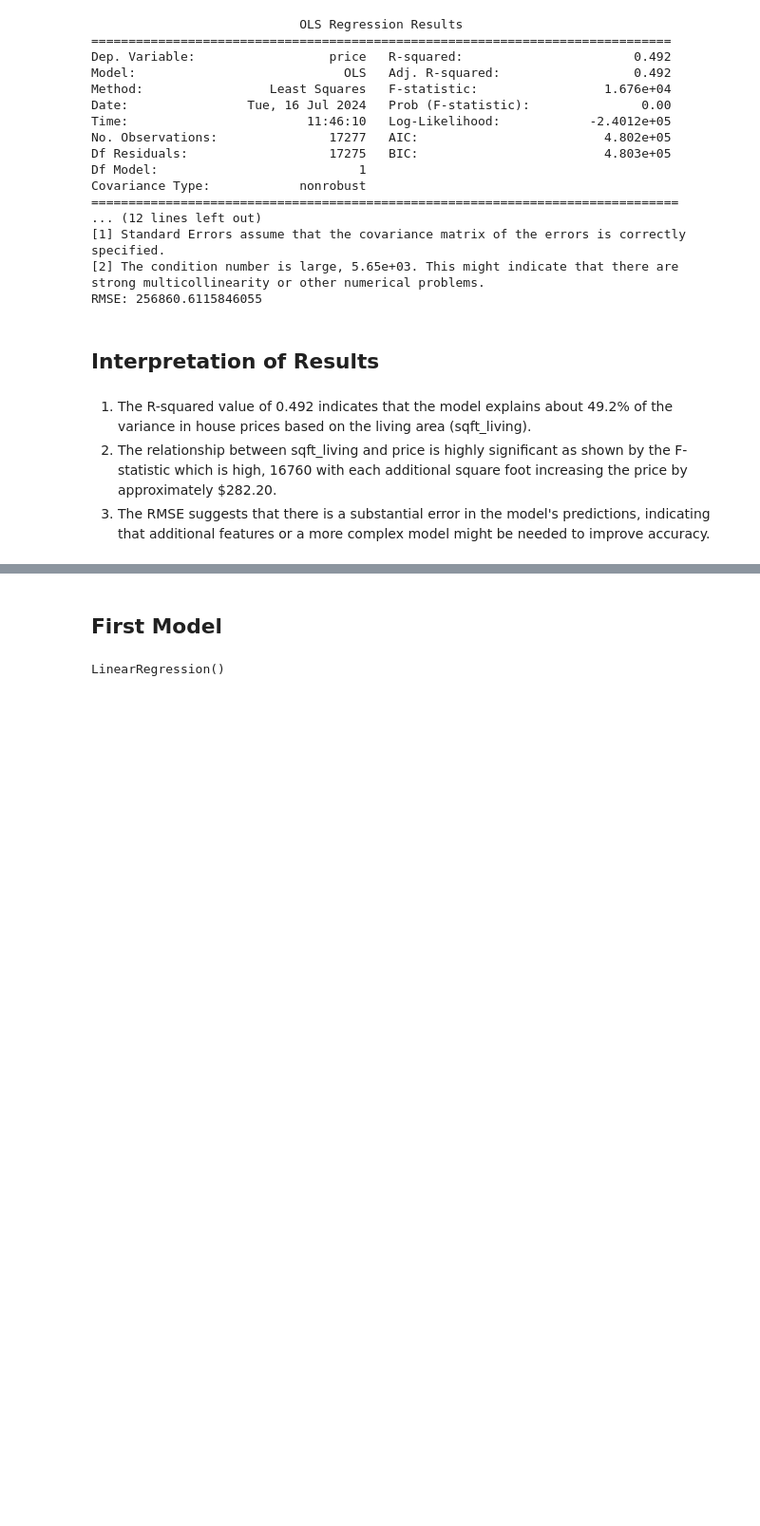
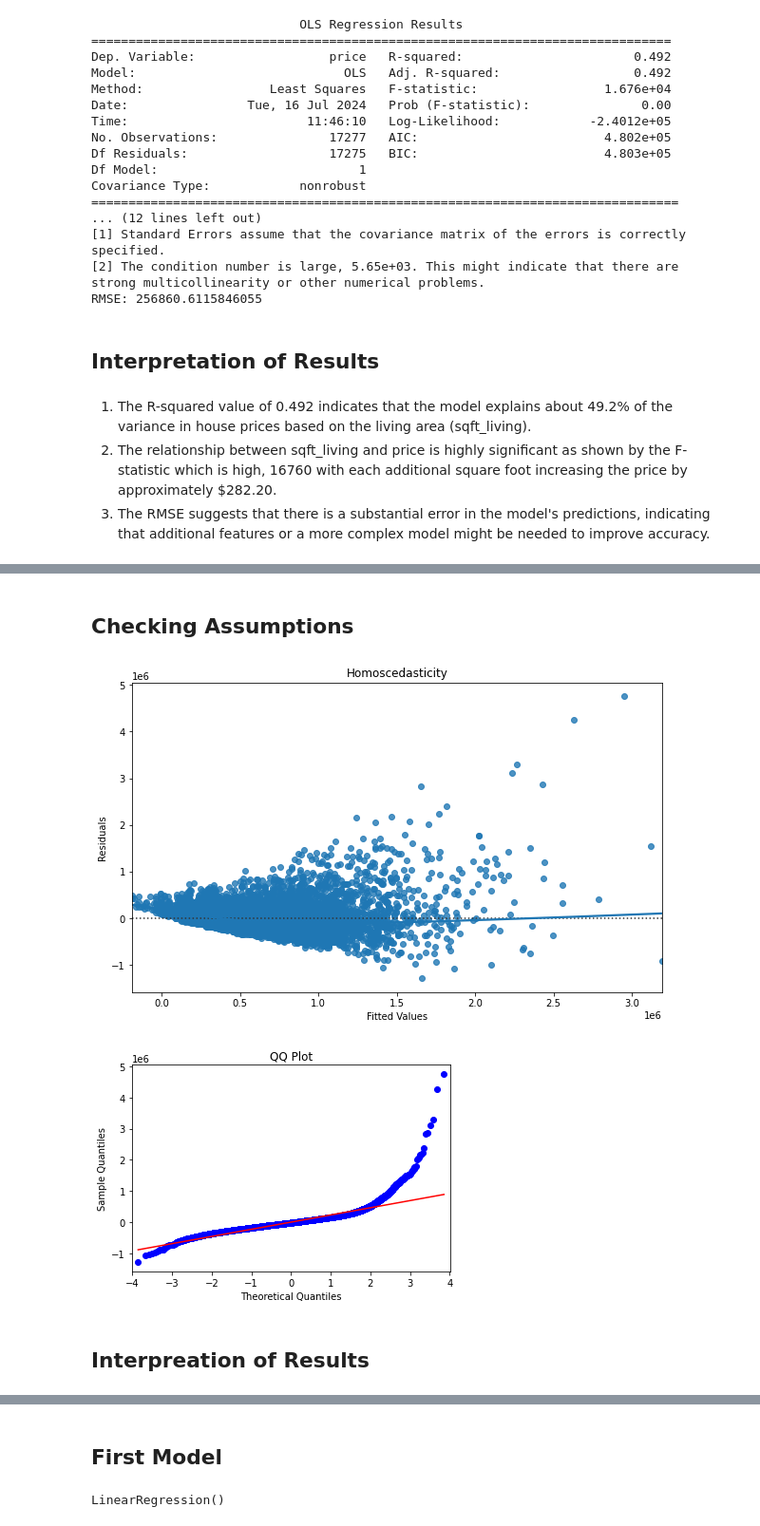
Before and after one commit to wambuiGicheha/Regression_Project, a Jupyter notebook: Data/dave.ipynb, the cells around one changed output, grey strips where cells are left out. Shown: that part at 95% size. Saved outputs shown, nothing was run; the diff lists cells and outputs as text; code cells hidden in the pictures; blank space fills up the shorter version.

```diff
--- a/Data/dave.ipynb
+++ b/Data/dave.ipynb
@@ -380,0 +385,20 @@ RMSE: 256860.6115846055
+# %%
+features = ['sqft_living', 'sqft_above', 'grade', 'bathrooms', 'zipcode'] + \
+           [col for col in data_encoded.columns if 'waterfront' in col or 'view' in col or 'condition' in col]
+X = data_encoded[features]
+y = data_encoded['price']
+
+
+X_train, X_test, y_train, y_test = train_test_split(X, y, test_size=0.2, random_state=42)
+
+X_train_const = sm.add_constant(X_train)
+X_test_const = sm.add_constant(X_test)
+
+model = sm.OLS(y_train, X_train_const).fit()
+
+y_pred = model.predict(X_test_const)
+
+rmse = np.sqrt(mean_squared_error(y_test, y_pred))
+
+print(model.summary())
+print(f'RMSE: {rmse}')
@@ -380,0 +423,21 @@ RMSE: 256860.6115846055
+# %% [markdown]
+## Checking Assumptions
+# %%
+# Testing for homoscedasticity
+plt.figure(figsize=(10, 6))
+sns.residplot(x=model.predict(X_train_const), y=y_train - model.predict(X_train_const), lowess=True)
+plt.xlabel('Fitted Values')
+plt.ylabel('Residuals')
+plt.title('Homoscedasticity')
+plt.show()
+print('\n')
+
+# Testing for normality using a QQ-plot
+sm.qqplot(model.resid, line='s')
+plt.title('QQ Plot')
+plt.show()
+# %% [output]
+[figure, added]
+[figure, added]
+# %% [markdown]
+## Interpreation of Results
```
Also changed, not shown: parts of 4 cells of this notebook.
